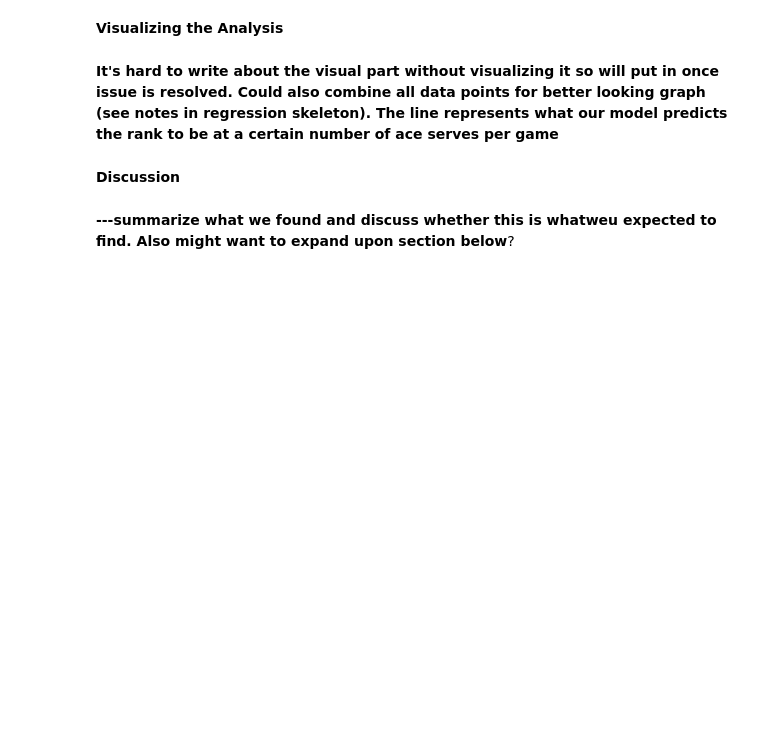
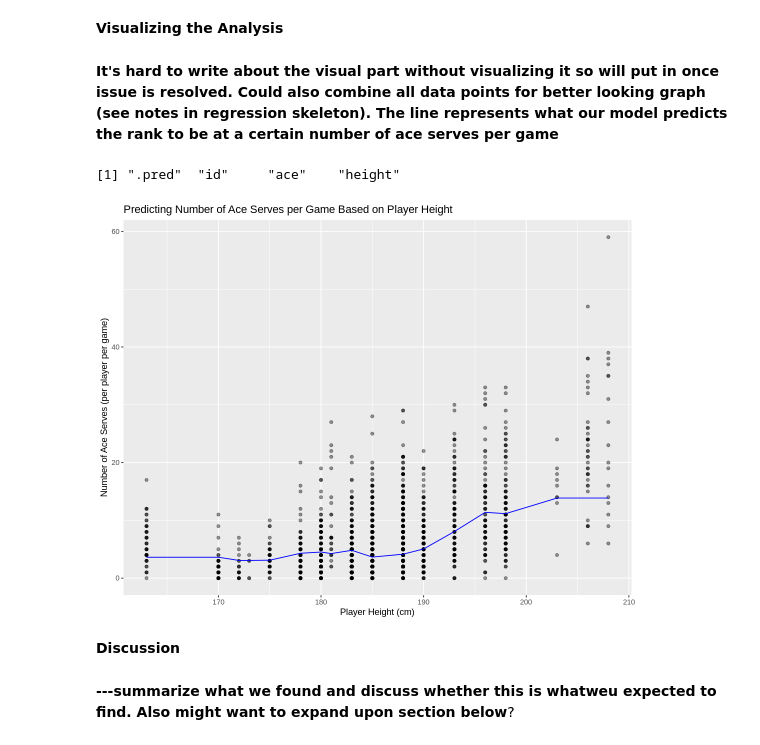
Before and after one commit to MLG0047/DSCI_100_Group_14, a Jupyter notebook: DSCI_100_006_14_Report.ipynb, the cells around one changed output. Cells and saved outputs as stored; diff of their text form; code cells hidden in the pictures; blank space fills up the shorter version.

```diff
--- a/DSCI_100_006_14_Report.ipynb
+++ b/DSCI_100_006_14_Report.ipynb
@@ -171,11 +172,11 @@ A tibble: 1 × 7
 # %% [markdown]
 Now that we have a tuned K value, we are able to create an optimized model and workflow for our regression analysis.
 # %%
-ace_spec_tuned <- nearest_neighbor(weight_func ="rectangular", neighbors = FIGURE OUT LATER) |>
+height_spec_tuned <- nearest_neighbor(weight_func ="rectangular", neighbors = 281) |>
           set_engine("kknn") |>
           set_mode("regression")
 
-ace_workflow_tuned <- workflow() |>
-          add_recipe(ace_recipe) |>
-          add_model(ace_spec_tuned) |>
+height_workflow_tuned <- workflow() |>
+          add_recipe(height_recipe) |>
+          add_model(height_spec_tuned) |>
           fit(data = player_training)
@@ -197,12 +202,20 @@ ace_summary <- ace_workflow_tuned |>
 # %%
 options(repr.plot.width = 9, repr.plot.height = 7)
 
-PLOT<-ggplot(DATA TO BE DECIDED UPON)+
-geom_point(aes(y=rank, x=ace), alpha= IF WE NEED IT)+
-geom_line(aes(y=.pred, x=ace), color="blue")+
-xlab("Number of Ace Serves (per player per game)")+
-ylab("Ranking of Player")+
-ggtitle("Predicting Player Rank Based on Number of Ace Serves They Acheive")
+analysis_preds<-predict(height_workflow_tuned, new_data=player_training)|>
+bind_cols(player_training)
+colnames(analysis_preds)
+
+analysis_plot<-ggplot(analysis_preds)+
+geom_point(aes(y=ace, x=height), alpha= 0.4)+
+geom_line(aes(y=.pred, x=height), color="blue")+
+xlab("Player Height (cm)")+
+ylab("Number of Ace Serves (per player per game)")+
+ggtitle("Predicting Number of Ace Serves per Game Based on Player Height")
+analysis_plot
+# %% [output]
+[1] ".pred"  "id"     "ace"    "height"
+[figure, added]
 # %% [markdown]
 **Discussion**
 # %% [markdown]
```
Also changed, not shown: parts of 11 cells of this notebook.
